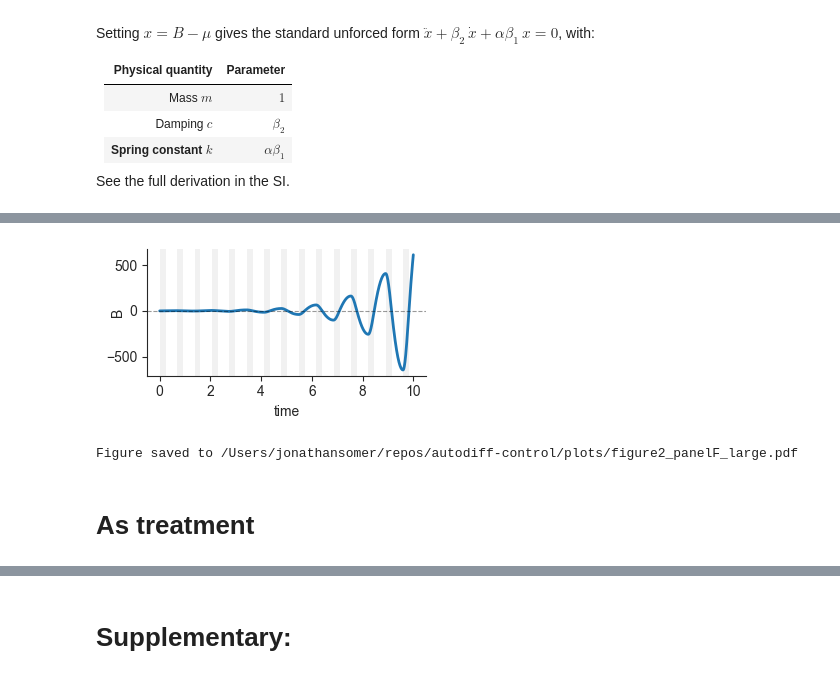
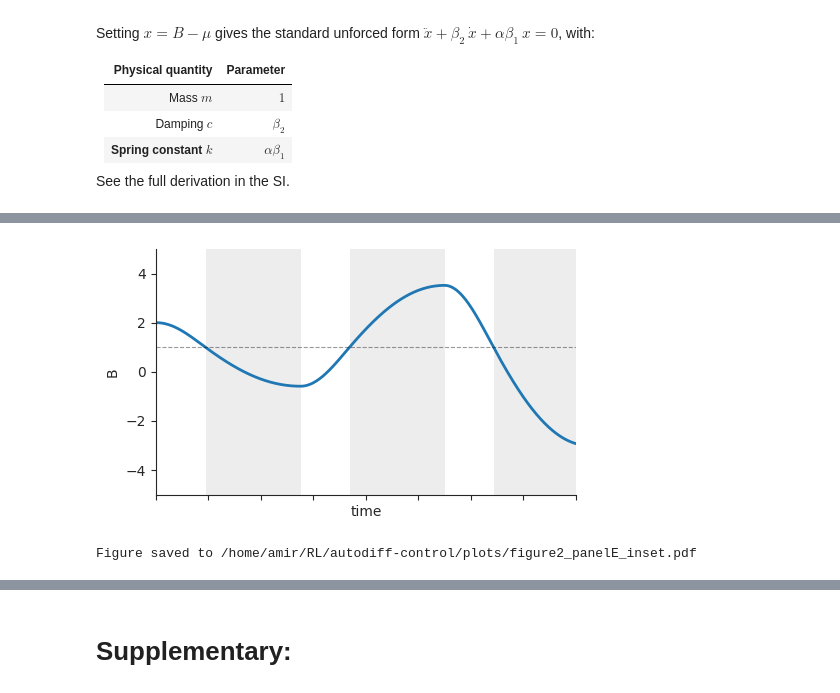
Before and after one commit to Liamir/autodiff-control, a Jupyter notebook: notebooks/figure2.ipynb, the cells around one changed output, grey strips where cells are left out. Cells and saved outputs as stored; diff of their text form; code cells hidden in the pictures.

```diff
--- a/notebooks/figure2.ipynb
+++ b/notebooks/figure2.ipynb
@@ -363,29 +575,28 @@ See the full derivation in the SI.
 # %%
-# Panel F: standalone plot — B(t) with alpha(t) schedule below
-fig, ax = plt.subplots(1, 1, figsize=(3.5, 2))
+# Inset for the resonance panels: zoom of B(t) over t < 2
+fig, ax = plt.subplots(1, 1, figsize=(5, 3))
 
 ax_B = ax
 
 shade_spring(ax_B, data_E['t'], data_E['alpha'],
              PANEL_E['alpha_hard'], PANEL_E['alpha_soft'])
 
 ax_B.plot(data_E['t'], data_E['y'][:, 1], lw=2, color='C0', label='Adaptive switching')
 ax_B.axhline(mu, color='black', ls='--', lw=0.8, alpha=0.4, label=r'$\mu$')
 ax_B.set_ylabel('B')
+
+clean_ax(ax_B)
+plt.setp(ax_B.get_xticklabels(), visible=False)
+
 ax.set_xlabel('time')
-
-sns.despine(ax=ax)
-
-# move ylabel closer to the axis:
-ax_B.yaxis.set_label_coords(-0.08, 0.5)
+ax.set_xlim(0,2)
+ax.set_ylim(-5,5)
 
 
 plt.tight_layout()
 plt.show()
 
-save_fig(fig, 'figure2_panelF_large.pdf')
+save_fig(fig, 'figure2_panelE_inset.pdf')
 # %% [output]
-[figure, old version]
+[figure, new version]
-Figure saved to /Users/jonathansomer/repos/autodiff-control/plots/figure2_panelF_large.pdf
+Figure saved to /home/amir/RL/autodiff-control/plots/figure2_panelE_inset.pdf
-# %% [markdown]
-# As treatment
```
Also changed, not shown: parts of 35 cells of this notebook, 18 other files.
